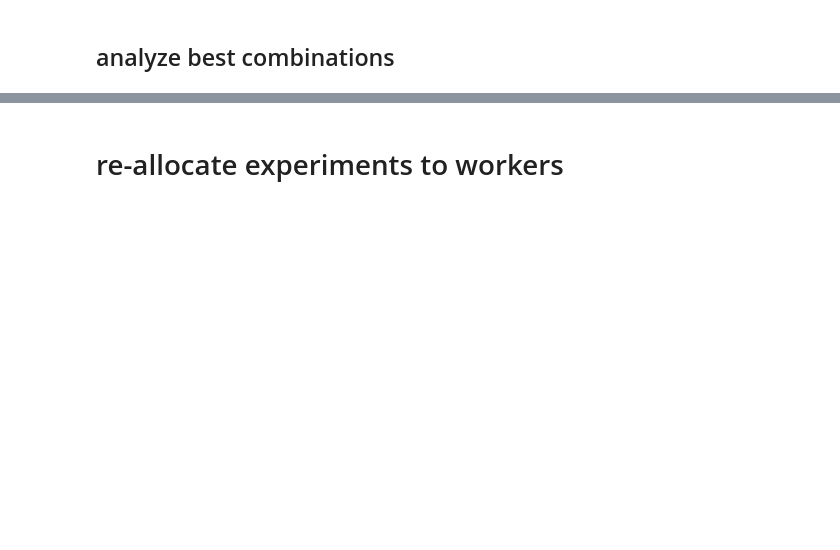
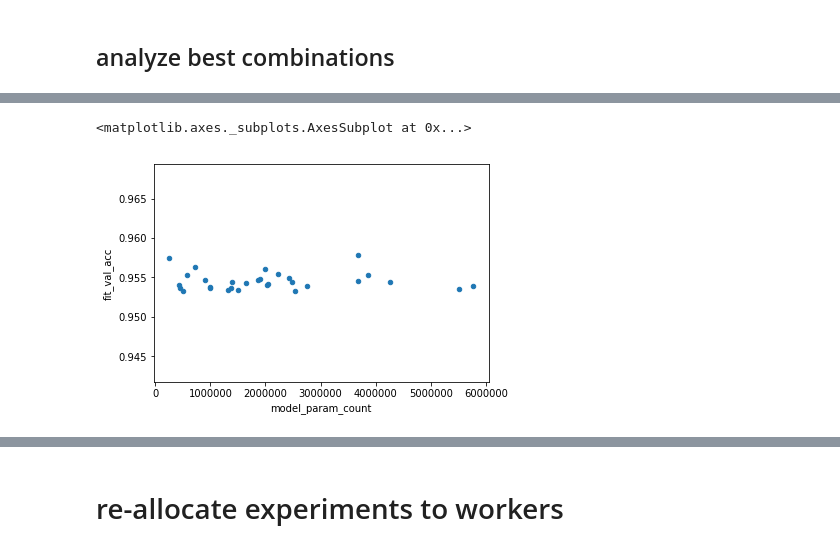
Before and after one commit to alxcnwy/Deep-Neural-Networks-for-Video-Classification, a Jupyter notebook: notebooks/experiments_create_lists.ipynb, the cells around one changed output, grey strips where cells are left out. Saved outputs shown, nothing was run; the diff lists cells and outputs as text; code cells hidden in the pictures; blank space fills up the shorter version.

```diff
--- a/notebooks/experiments_create_lists.ipynb
+++ b/notebooks/experiments_create_lists.ipynb
@@ -52,0 +52,20 @@ Using TensorFlow backend.
+# %%
+def get_results():
+    """
+    Load the results of all completed models into a dataframe and return sorted on val_acc
+    """
+
+    path_models = pwd + 'models/'
+
+    results = []
+
+    for folder, subs, files in os.walk(path_models):
+        for filename in files:
+            if 'results.json' in filename:
+                with open(os.path.abspath(os.path.join(folder, filename))) as f:
+                    data = json.load(f)
+                results.append(data)
+
+    results = pd.DataFrame(results)
+    results.sort_values("fit_val_acc", inplace=True, ascending=False)
+    return results
@@ -294 +496,3 @@ results.sort_values("fit_val_acc", inplace=True, ascending=False)
+# %%
+results = get_results()
 # %%
@@ -312,2 +613,5 @@ results.groupby(["sequence_model","sequence_length"]).agg("max")['fit_val_acc'].
 # %%
-results.sort_values("fit_val_acc").head(30).plot(x='model_param_count',y='fit_val_acc', kind='scatter')
+results.sort_values("fit_val_acc",ascending=False).head(30).plot(x='model_param_count',y='fit_val_acc', kind='scatter')
+# %% [output]
+<matplotlib.axes._subplots.AxesSubplot at 0x...>
+[figure, added]
```
Also changed, not shown: parts of 56 cells of this notebook, 1 other file.
